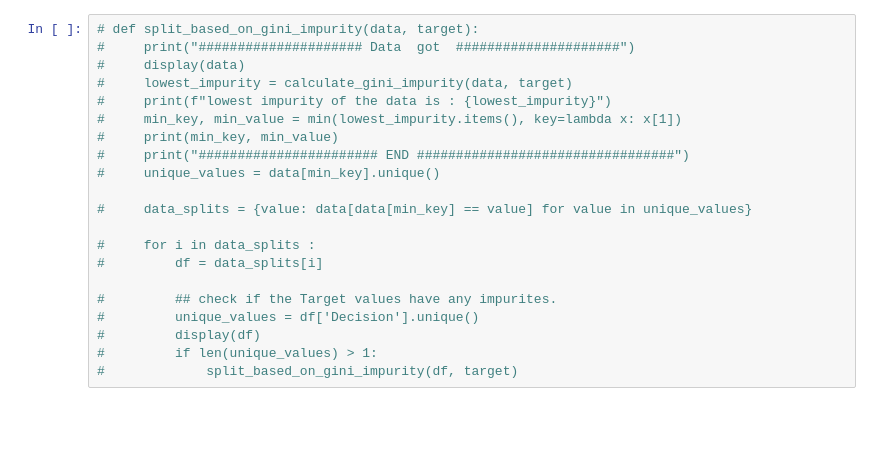
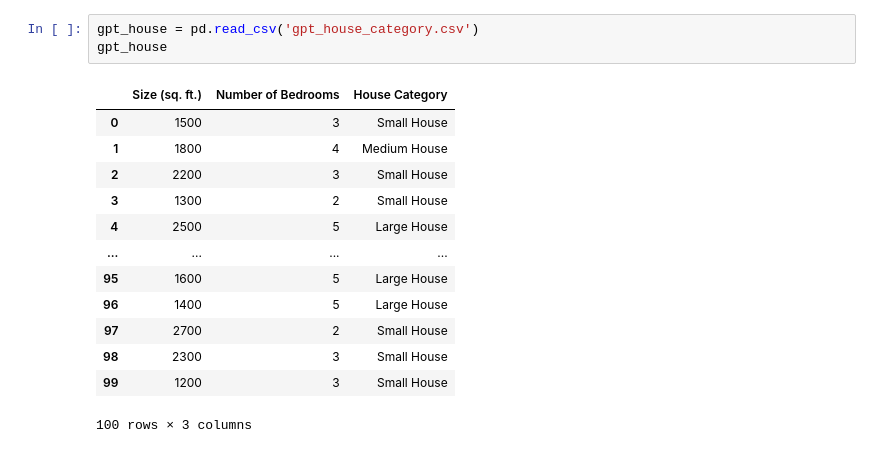
Before and after one commit to niranjandasMM/Scratch_Decision_Trees, a Jupyter notebook: algorithm_DT.ipynb, the cells around one changed output. Drawn from its saved outputs; the diff is of its cells as text; blank space fills up the shorter version.

```diff
--- a/algorithm_DT.ipynb
+++ b/algorithm_DT.ipynb
@@ -21,23 +23,19 @@ data
 | 8 | Windy | Yes | Rich | Cinema |
 | 9 | Sunny | No | Rich | Tennis |
 # %%
-# def split_based_on_gini_impurity(data, target):
-#     print("##################### Data  got  #####################")
-#     display(data)
-#     lowest_impurity = calculate_gini_impurity(data, target)
-#     print(f"lowest impurity of the data is : {lowest_impurity}")
-#     min_key, min_value = min(lowest_impurity.items(), key=lambda x: x[1])
-#     print(min_key, min_value)
-#     print("####################### END #################################")
-#     unique_values = data[min_key].unique()
-
-#     data_splits = {value: data[data[min_key] == value] for value in unique_values}
-
-#     for i in data_splits :
-#         df = data_splits[i]
-
-#         ## check if the Target values have any impurites.
-#         unique_values = df['Decision'].unique()
-#         display(df)
-#         if len(unique_values) > 1:
-#             split_based_on_gini_impurity(df, target)
+gpt_house = pd.read_csv('gpt_house_category.csv')
+gpt_house
+# %% [output]
+|  | Size (sq. ft.) | Number of Bedrooms | House Category |
+| 0 | 1500 | 3 | Small House |
+| 1 | 1800 | 4 | Medium House |
+| 2 | 2200 | 3 | Small House |
+| 3 | 1300 | 2 | Small House |
+| 4 | 2500 | 5 | Large House |
+| ... | ... | ... | ... |
+| 95 | 1600 | 5 | Large House |
+| 96 | 1400 | 5 | Large House |
+| 97 | 2700 | 2 | Small House |
+| 98 | 2300 | 3 | Small House |
+| 99 | 1200 | 3 | Small House |
+100 rows × 3 columns
```
Also changed, not shown: parts of 7 cells of this notebook, 5 other files.
